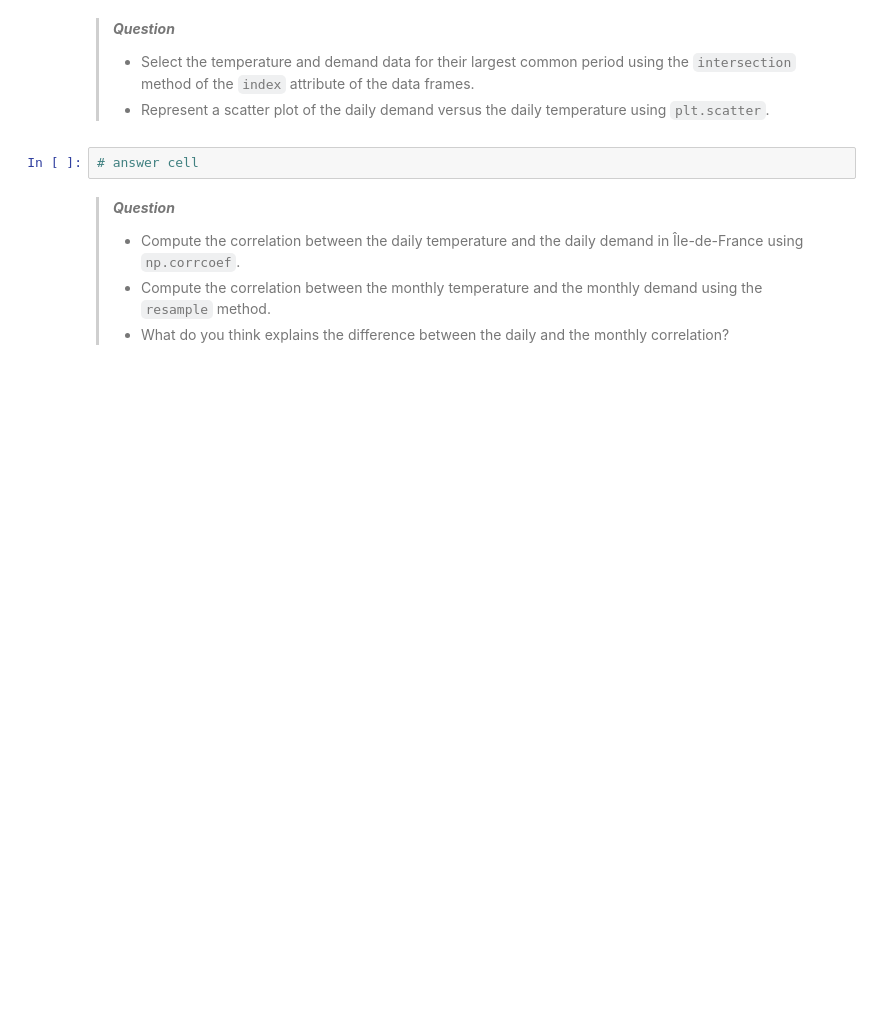
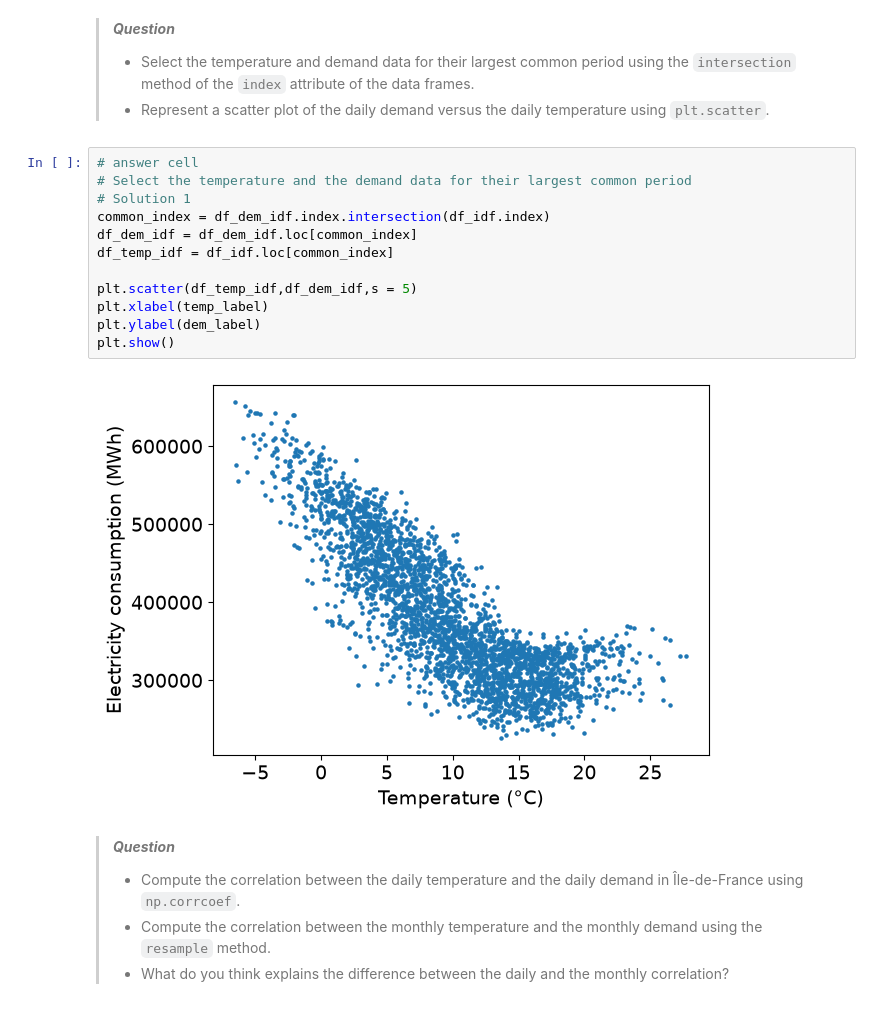
Before and after one commit to holguin2900/MEC-5107-EP-MachineLearning, a Jupyter notebook: 0-moodle/1_tutoriales/02_tutorial_supervised_learning_problem_ols.ipynb, the cells around one changed output. Drawn from its saved outputs; the diff is of its cells as text; blank space fills up the shorter version.

```diff
--- a/0-moodle/1_tutoriales/02_tutorial_supervised_learning_problem_ols.ipynb
+++ b/0-moodle/1_tutoriales/02_tutorial_supervised_learning_problem_ols.ipynb
@@ -107,6 +212,18 @@ Answer:
 > - Represent a scatter plot of the daily demand versus the daily temperature using `plt.scatter`.
 # %%
 # answer cell
+# Select the temperature and the demand data for their largest common period
+# Solution 1
+common_index = df_dem_idf.index.intersection(df_idf.index)
+df_dem_idf = df_dem_idf.loc[common_index]
+df_temp_idf = df_idf.loc[common_index]
+
+plt.scatter(df_temp_idf,df_dem_idf,s = 5)
+plt.xlabel(temp_label)
+plt.ylabel(dem_label)
+plt.show()
+# %% [output]
+[figure, added]
 # %% [markdown]
 > ***Question***
 > - Compute the correlation between the daily temperature and the daily demand in Île-de-France using `np.corrcoef`.
```
Also changed, not shown: parts of 5 cells of this notebook.
